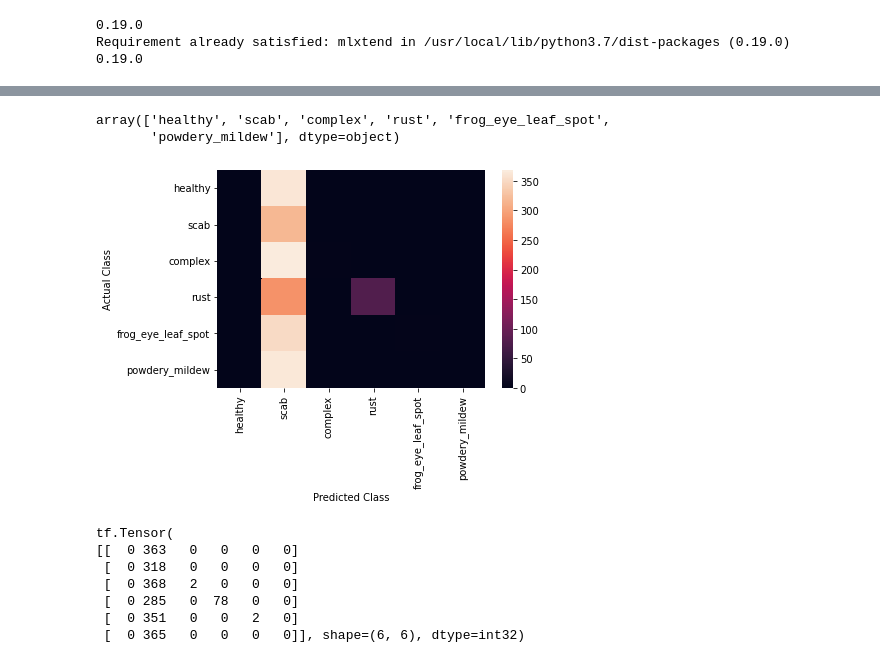
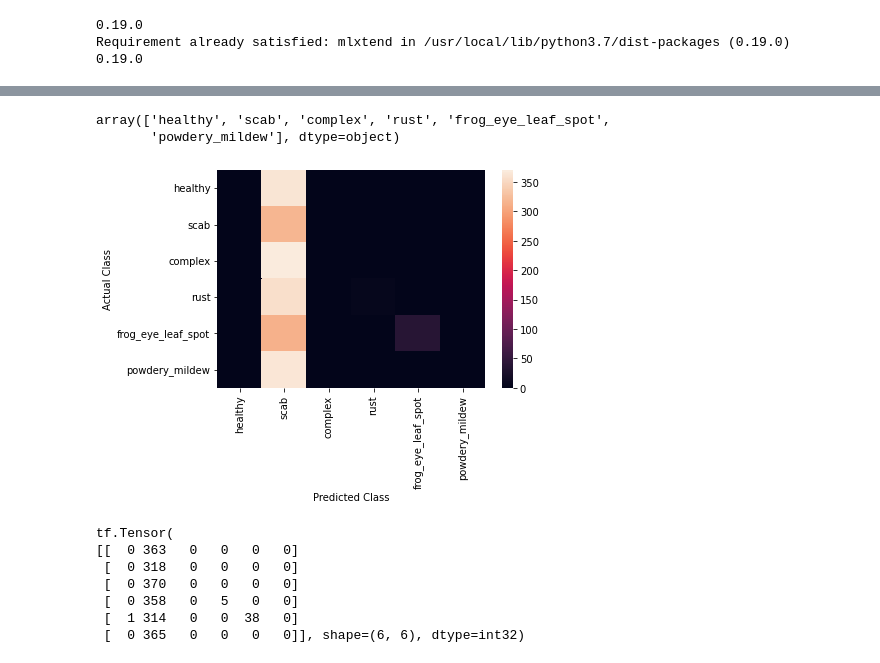
Before and after one commit to JeKo2022/apple-tree-disease, a Jupyter notebook: Milestone3_MLP.ipynb, the cells around one changed output, grey strips where cells are left out. Drawn from its saved outputs; the diff is of its cells as text; code cells hidden in the pictures.

```diff
--- a/Milestone3_MLP.ipynb
+++ b/Milestone3_MLP.ipynb
@@ -121,12 +114,12 @@ from tensorflow.keras import layers, models, preprocessing
 # %%
+import matplotlib.pyplot as plt
 
-def train_and_evaluate(model, train_x, train_y, val_x, val_y, preprocess={}, epochs=80, augment={}):
-    ''' Function trains and evaluates the model using training and validation data.
-        preprocessing and data augmentation possible as input.
-        outputs model loss and (avg.) model accuracy
-    '''
+from tensorflow.keras import layers, models, preprocessing
 
-    model.compile(loss='categorical_crossentropy', optimizer='adam', metrics=['accuracy'])
+def train_and_evaluate(model, train_x, train_y, val_x, val_y, preprocess={}, epochs=20, augment={}):
+
+    # optimizer = keras.optimizers.Adam(lr = 0.01)
+    model.compile(loss='categorical_crossentropy', optimizer= 'adam', metrics=['accuracy'])
 
     train_gen = preprocessing.image.ImageDataGenerator(**preprocess, **augment)
     train_gen.fit(train_x)
@@ -173,5 +161,3 @@ for image in df_dict.keys():
 
 labels = list(df_dict.values())
-# %%
-labels = list(df_dict.values())
 # %%
@@ -236,12 +250,0 @@ model.add(layers.Dense(6, activation='softmax'))
-# %%
-# normalize input data: set preprocesing dictionary
-preprocess = {'featurewise_center': True, 'featurewise_std_normalization' : True}
-
-# augment data: set augmentation dictionary
-#augment = {'horizontal_flip': True, 'vertical_flip': True, 'rotation_range': 20, 'width_shift_range': 0.1, 'height_shift_range': 0.1}
-# augment = {'horizontal_flip': True, 'zoom_range': 0.1}
-# augment = {'zoom_range': 0.3}
-augment = {'zca_whitening': True}
-
-# run training and evaluation function
-train_and_evaluate(model, x_train, y_train, x_val, y_val, preprocess, epochs = 80)
@@ -294,29 +271,32 @@ from tensorflow import math as tfmath
 # %%
-# set classes to labels for use in confusion matrix
+import seaborn as sns
+import tensorflow as tf
+from tensorflow import math as tfmath
+
 classes = df['adjusted labels'].unique()
 display(classes)
 
-# set set validation and predicted classes for confusion matrix
 y_true = tf.argmax(y_val, axis=1)
-y_pred = tf.argmax(model(x_val), axis=1)
 
+y_pred = model.predict(x_val)
+# y_pred = tf.keras.utils.to_categorical(y_pred, num_classes = 6)
+y_pred = tf.argmax(y_pred, axis = 1)
 
+conf_matrix = tfmath.confusion_matrix(y_true, y_pred, num_classes=6)
 
-# create confusion matrix
-conf_matrix = tf.math.confusion_matrix(y_true, y_pred, num_classes=6)
 ax = sns.heatmap(conf_matrix, xticklabels=classes, yticklabels=classes)
 ax.set(xlabel='Predicted Class', ylabel='Actual Class')
 plt.show()
 
 print(conf_matrix)
 # %% [output]
 array(['healthy', 'scab', 'complex', 'rust', 'frog_eye_leaf_spot',
        'powdery_mildew'], dtype=object)
-[figure, old version]
+[figure, new version]
 tf.Tensor(
 [[  0 363   0   0   0   0]
  [  0 318   0   0   0   0]
- [  0 368   2   0   0   0]
- [  0 285   0  78   0   0]
- [  0 351   0   0   2   0]
+ [  0 370   0   0   0   0]
+ [  0 358   0   5   0   0]
+ [  1 314   0   0  38   0]
  [  0 365   0   0   0   0]], shape=(6, 6), dtype=int32)
```
Also changed, not shown: parts of 36 cells of this notebook.
